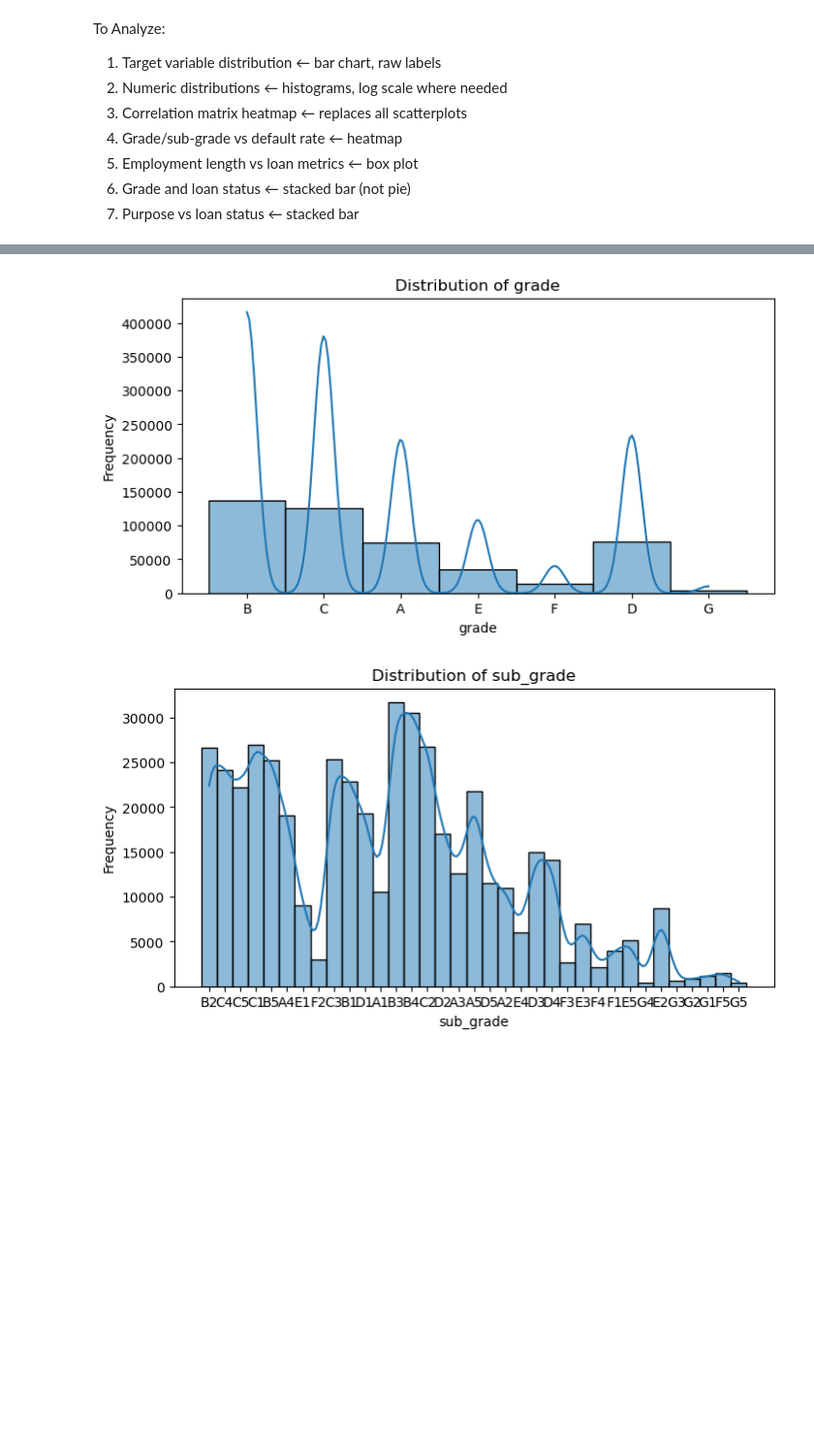
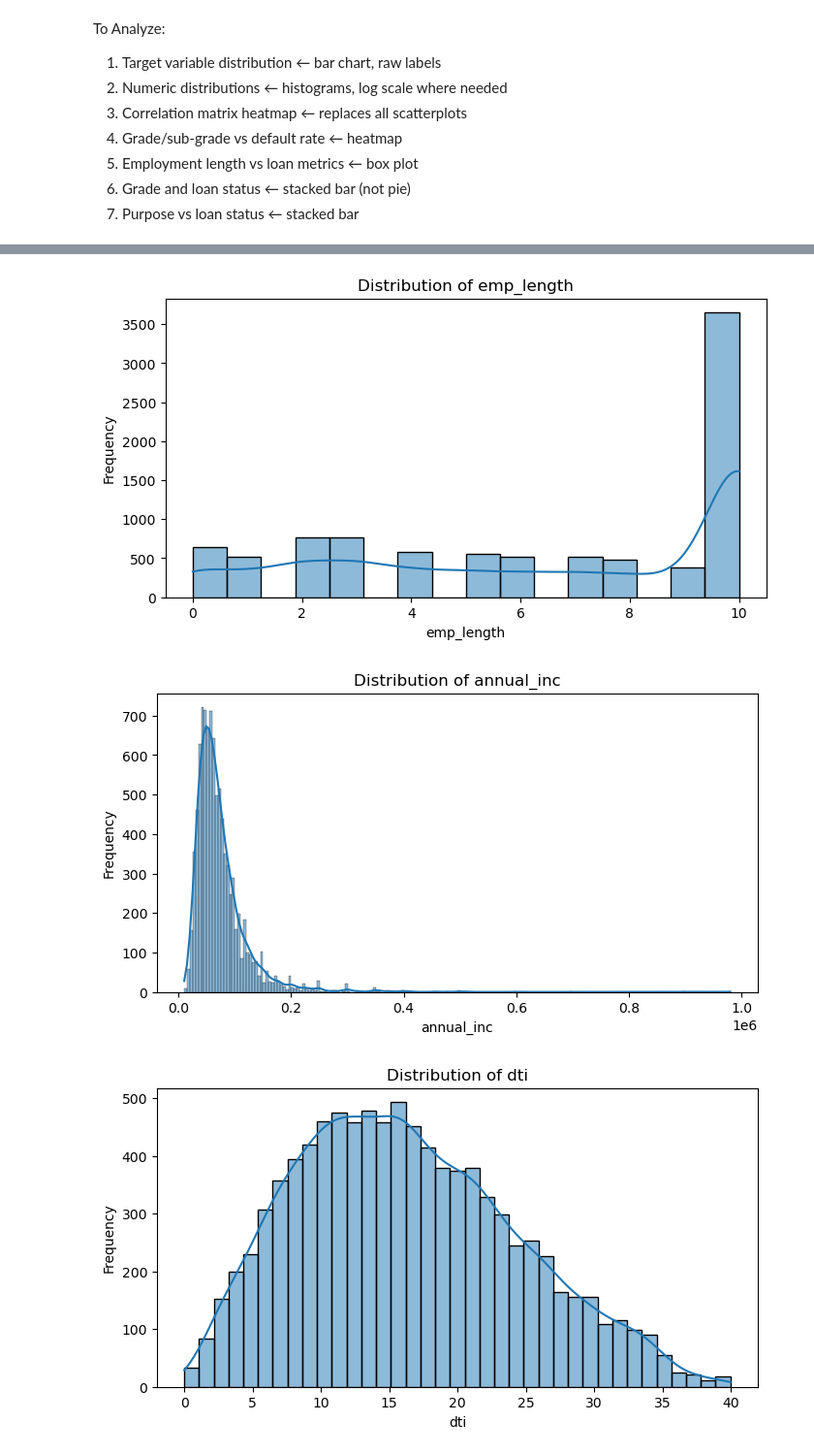
Before and after one commit to BramD1/loan-credit-risk, a Jupyter notebook: EDA_notebook.ipynb, the cells around one changed output, grey strips where cells are left out. Shown at 97% size. Cells and saved outputs as stored; diff of their text form; code cells hidden in the pictures; blank space fills up the shorter version.

```diff
--- a/EDA_notebook.ipynb
+++ b/EDA_notebook.ipynb
@@ -77,6 +73,6 @@ plt.show()
 # %%
 for col in df.columns:
-    if df[col].dtype != 'object' or df[col].dtype != 'datetime64[ns]':
+    if df[col].dtype != 'object' and df[col].dtype != 'datetime64[ns]':
         plt.figure(figsize=(8, 4))
         sns.histplot(df[col], kde=True)
         plt.title(f'Distribution of {col}')
@@ -93,2 +89,3 @@ for col in df.columns:
-[figure, old version]
+[figure, new version]
-[figure, old version]
+[figure, new version]
+[figure, added]
```
Also changed, not shown: parts of 6 cells of this notebook, 1 other file.
